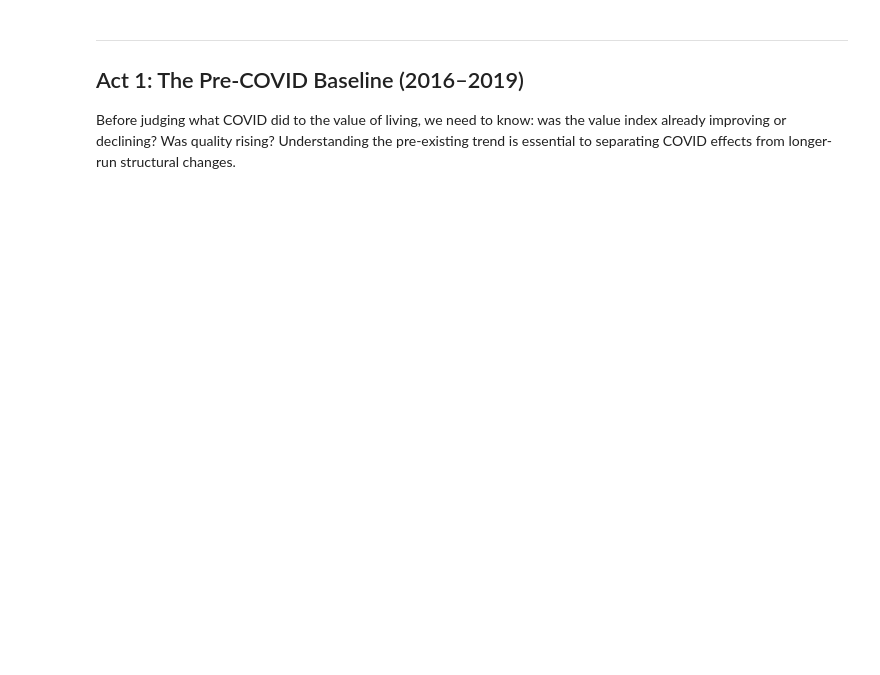
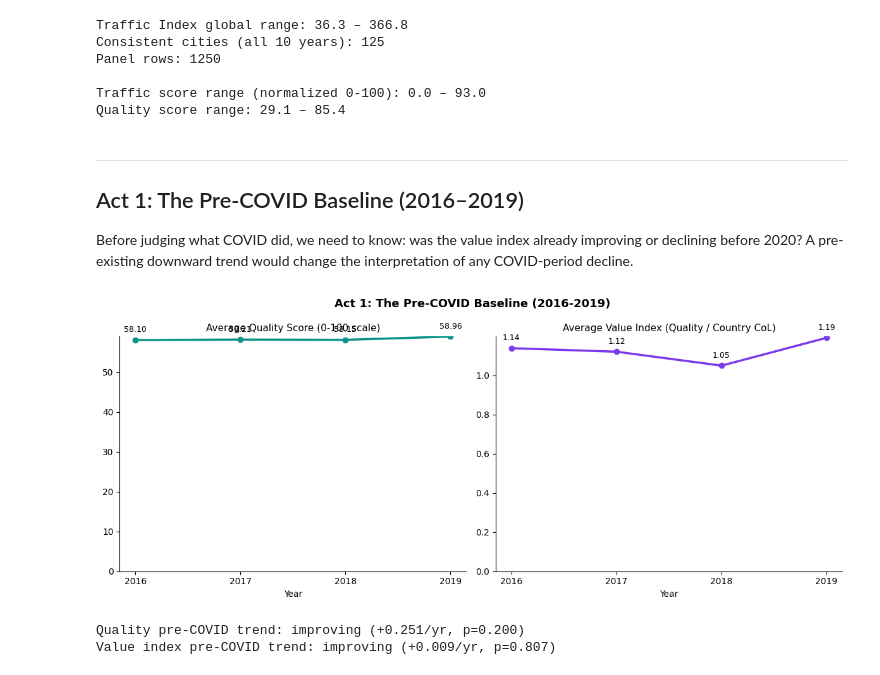
Before and after one commit to dpark2380/comm3180_S26_Data_Project, a Jupyter notebook: data_analysis/covid_value_trends.ipynb, the cells around one changed output. Drawn from its saved outputs; the diff is of its cells as text; code cells hidden in the pictures; blank space fills up the shorter version.

```diff
--- a/data_analysis/covid_value_trends.ipynb
+++ b/data_analysis/covid_value_trends.ipynb
@@ -106,12 +109,19 @@ def load_numbeo_file(filepath, years=None):
         frames.append(df)
     return pd.concat(frames, ignore_index=True)
 
-cost      = load_numbeo_file('../data/raw/numbeo_cost_of_living_city.xlsx', YEARS)
 safety    = load_numbeo_file('../data/raw/numbeo_crime.xlsx',               YEARS)
 health    = load_numbeo_file('../data/raw/numbeo_health_care.xlsx',         YEARS)
 pollution = load_numbeo_file('../data/raw/numbeo_pollution.xlsx',           YEARS)
 traffic   = load_numbeo_file('../data/raw/numbeo_traffic.xlsx',             YEARS)
 
-for name, frame in [('Cost of Living', cost), ('Safety/Crime', safety),
-                    ('Healthcare', health), ('Pollution', pollution), ('Traffic', traffic)]:
-    print(f'{name:20s}: {frame.shape[0]:5d} rows  |  years: {sorted(frame.year.unique())}')
+cost_country = load_numbeo_file('../data/raw/numbeo_cost_of_living_country.xlsx', YEARS)
+cost_country = cost_country.rename(columns={
+    'Country':                    'country',
+    'Cost of Living Index':       'CoL_country',
+    'Local Purchasing Power Index': 'PP_country',
+})
+
+for name, frame in [('Safety/Crime', safety), ('Healthcare', health),
+                    ('Pollution', pollution), ('Traffic', traffic),
+                    ('Cost of Living (country)', cost_country)]:
+    print(f'{name:30s}: {frame.shape[0]:5d} rows  |  years: {sorted(frame.year.unique())}')
@@ -122,72 +138,85 @@ TRAFFIC_GLOBAL_MIN = traffic['Traffic Index'].min()
 TRAFFIC_GLOBAL_MAX = traffic['Traffic Index'].max()
 print(f'Traffic Index global range: {TRAFFIC_GLOBAL_MIN:.1f} – {TRAFFIC_GLOBAL_MAX:.1f}')
 
+safety['country'] = safety['City'].str.split(',').str[-1].str.strip()
+
 merged = (
-    cost[['City', 'year', 'Cost of Living Index', 'Local Purchasing Power Index']]
-    .merge(safety[['City', 'year', 'Safety Index']],       on=['City', 'year'])
+    safety[['City', 'country', 'year', 'Safety Index']]
     .merge(health[['City', 'year', 'Health Care Index']],  on=['City', 'year'])
     .merge(pollution[['City', 'year', 'Pollution Index']], on=['City', 'year'])
     .merge(traffic[['City', 'year', 'Traffic Index']],     on=['City', 'year'])
+    .merge(cost_country[['country', 'year', 'CoL_country', 'PP_country']],
+           on=['country', 'year'])
 )
 
-merged['country']       = merged['City'].str.split(',').str[-1].str.strip()
 merged['pollution_inv'] = 100 - merged['Pollution Index']
 merged['traffic_score'] = 100 * (1 - (merged['Traffic Index'] - TRAFFIC_GLOBAL_MIN) /
                                        (TRAFFIC_GLOBAL_MAX - TRAFFIC_GLOBAL_MIN))
 merged['quality_score'] = merged[['Safety Index', 'Health Care Index',
                                    'pollution_inv', 'traffic_score']].mean(axis=1)
-merged['value_index']   = (merged['quality_score'] / merged['Cost of Living Index']).round(3)
-merged['affordability'] = (merged['Local Purchasing Power Index'] /
-                            merged['Cost of Living Index']).round(3)
+merged['value_index']   = (merged['quality_score'] / merged['CoL_country']).round(3)
+merged['affordability'] = (merged['PP_country']    / merged['CoL_country']).round(3)
 merged['region']        = merged['country'].map(REGION_MAP).fillna('Other')
 
 city_year_counts  = merged.groupby('City')['year'].nunique()
 consistent_cities = city_year_counts[city_year_counts == len(YEARS)].index.tolist()
 df = merged[merged['City'].isin(consistent_cities)].copy().sort_values(['City', 'year'])
-df['col_rank'] = df.groupby('year')['Cost of Living Index'].rank(ascending=False).astype(int)
+df['col_rank'] = df.groupby('year')['CoL_country'].rank(ascending=False).astype(int)
 
-print(f'Consistent cities (all {len(YEARS)} years, all 5 sub-indices): {len(consistent_cities)}')
-print(f'Panel: {df.shape[0]} rows')
+print(f'Consistent cities (all {len(YEARS)} years): {len(consistent_cities)}')
+print(f'Panel rows: {df.shape[0]}')
 print(f'\nTraffic score range (normalized 0-100): {df.traffic_score.min():.1f} – {df.traffic_score.max():.1f}')
 print(f'Quality score range: {df.quality_score.min():.1f} – {df.quality_score.max():.1f}')
+# %% [output]
+Traffic Index global range: 36.3 – 366.8
+Consistent cities (all 10 years): 125
+Panel rows: 1250
+
+Traffic score range (normalized 0-100): 0.0 – 93.0
+Quality score range: 29.1 – 85.4
 # %% [markdown]
 ---
 ## Act 1: The Pre-COVID Baseline (2016–2019)
 
-Before judging what COVID did to the value of living, we need to know: was the value index already improving or declining? Was quality rising? Understanding the pre-existing trend is essential to separating COVID effects from longer-run structural changes.
+Before judging what COVID did, we need to know: was the value index already improving
+or declining before 2020? A pre-existing downward trend would change the interpretation
+of any COVID-period decline.
 # %%
 pre_df  = df[df['year'] <= PRE_COVID]
 pre_avg = pre_df.groupby('year').agg(
     avg_quality=('quality_score', 'mean'),
     avg_value  =('value_index',   'mean'),
 ).reset_index()
 
 fig, axes = plt.subplots(1, 2, figsize=(12, 5))
 fig.suptitle('Act 1: The Pre-COVID Baseline (2016-2019)', fontsize=13, fontweight='bold')
 
 for ax, col, title, color in zip(
     axes,
     ['avg_quality', 'avg_value'],
-    ['Average Quality Score (0-100 scale)', 'Average Value Index (Quality / Cost)'],
+    ['Average Quality Score (0-100 scale)', 'Average Value Index (Quality / Country CoL)'],
     [PALETTE['quality'], PALETTE['value']]
 ):
     ax.plot(pre_avg['year'], pre_avg[col], marker='o', color=color, linewidth=2.5, zorder=3)
     for _, row in pre_avg.iterrows():
         ax.annotate(f"{row[col]:.2f}", (row['year'], row[col]),
                     textcoords='offset points', xytext=(0, 9), ha='center', fontsize=9)
     ax.set_title(title, fontsize=11)
     ax.set_xlabel('Year')
     ax.set_xticks(pre_avg['year'])
     ax.set_ylim(bottom=0)
     ax.spines[['top', 'right']].set_visible(False)
 
 plt.tight_layout()
 plt.show()
 
-# Was quality/value already trending before COVID?
 for col, label in [('avg_quality', 'Quality'), ('avg_value', 'Value index')]:
     slope, _, r, p, _ = stats.linregress(pre_avg['year'], pre_avg[col])
     direction = 'improving' if slope > 0 else 'declining'
     print(f'{label} pre-COVID trend: {direction} ({slope:+.3f}/yr, p={p:.3f})')
+# %% [output]
+[figure, added]
+Quality pre-COVID trend: improving (+0.251/yr, p=0.200)
+Value index pre-COVID trend: improving (+0.009/yr, p=0.807)
 # %%
 top_2019 = df[df['year'] == PRE_COVID].nlargest(15, 'value_index').sort_values('value_index')
```
Also changed, not shown: parts of 21 cells of this notebook, 9 other files.
